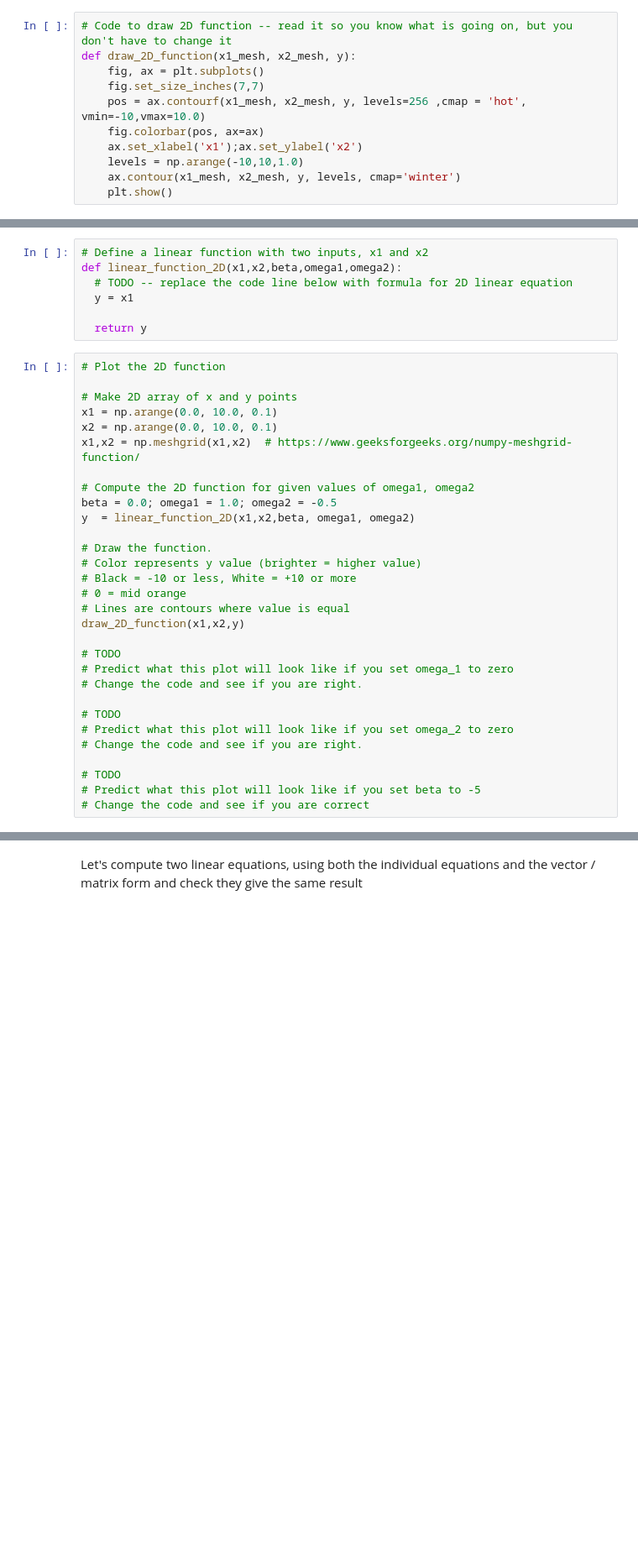
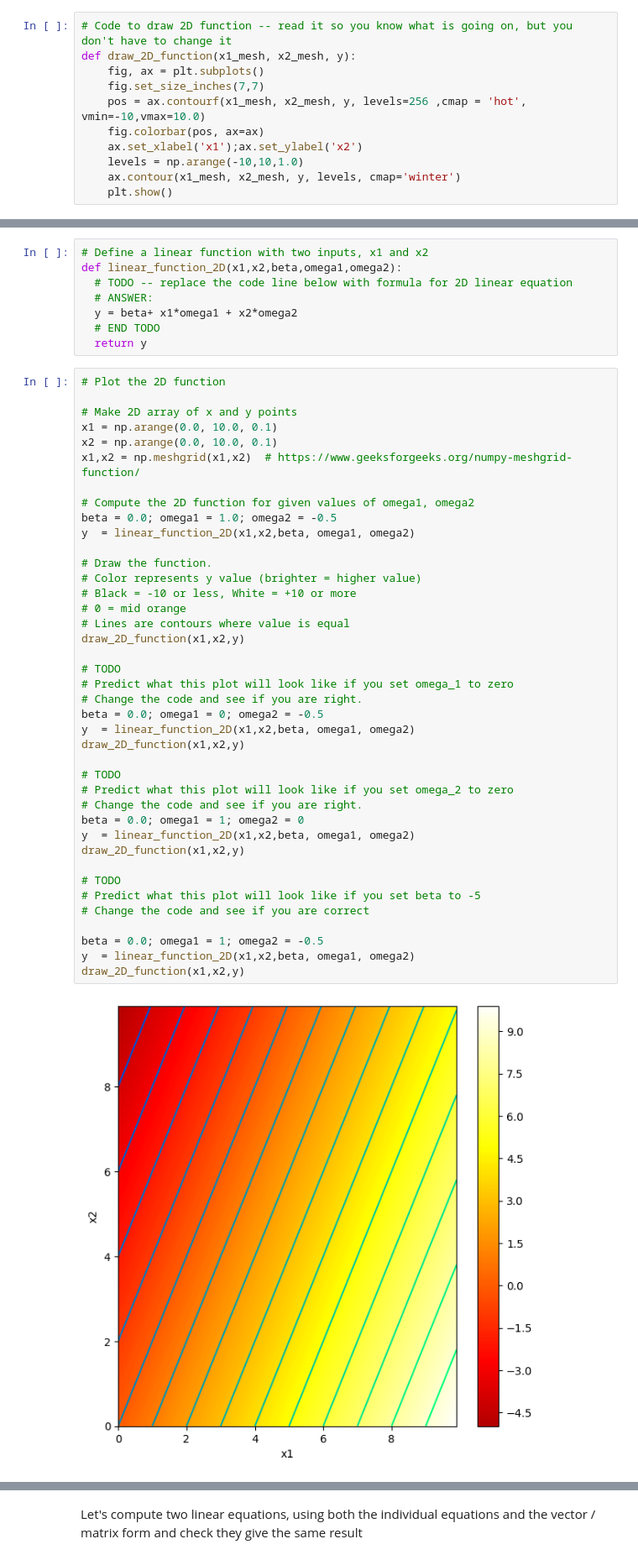
Before and after one commit to udlbook/udlbook, a Jupyter notebook: Notebooks/Chap01/1_1_BackgroundMathematics.ipynb, the cells around one changed output, grey strips where cells are left out. Shown at 84% size. Saved outputs shown, nothing was run; the diff lists cells and outputs as text; blank space fills up the shorter version.

```diff
--- a/Notebooks/Chap01/1_1_BackgroundMathematics.ipynb
+++ b/Notebooks/Chap01/1_1_BackgroundMathematics.ipynb
@@ -67,36 +102,49 @@ def draw_2D_function(x1_mesh, x2_mesh, y):
 # Define a linear function with two inputs, x1 and x2
 def linear_function_2D(x1,x2,beta,omega1,omega2):
   # TODO -- replace the code line below with formula for 2D linear equation
-  y = x1
-
+  # ANSWER:
+  y = beta+ x1*omega1 + x2*omega2
+  # END TODO
   return y
 # %%
 # Plot the 2D function
 
 # Make 2D array of x and y points
 x1 = np.arange(0.0, 10.0, 0.1)
 x2 = np.arange(0.0, 10.0, 0.1)
 x1,x2 = np.meshgrid(x1,x2)  # https://www.geeksforgeeks.org/numpy-meshgrid-function/
 
 # Compute the 2D function for given values of omega1, omega2
 beta = 0.0; omega1 = 1.0; omega2 = -0.5
 y  = linear_function_2D(x1,x2,beta, omega1, omega2)
 
 # Draw the function.
 # Color represents y value (brighter = higher value)
 # Black = -10 or less, White = +10 or more
 # 0 = mid orange
 # Lines are contours where value is equal
 draw_2D_function(x1,x2,y)
 
 # TODO
 # Predict what this plot will look like if you set omega_1 to zero
 # Change the code and see if you are right.
+beta = 0.0; omega1 = 0; omega2 = -0.5
+y  = linear_function_2D(x1,x2,beta, omega1, omega2)
+draw_2D_function(x1,x2,y)
 
 # TODO
 # Predict what this plot will look like if you set omega_2 to zero
 # Change the code and see if you are right.
+beta = 0.0; omega1 = 1; omega2 = 0
+y  = linear_function_2D(x1,x2,beta, omega1, omega2)
+draw_2D_function(x1,x2,y)
 
 # TODO
 # Predict what this plot will look like if you set beta to -5
 # Change the code and see if you are correct
+
+beta = 0.0; omega1 = 1; omega2 = -0.5
+y  = linear_function_2D(x1,x2,beta, omega1, omega2)
+draw_2D_function(x1,x2,y)
+# %% [output]
+[figure, added]
```
Also changed, not shown: parts of 23 cells of this notebook.
